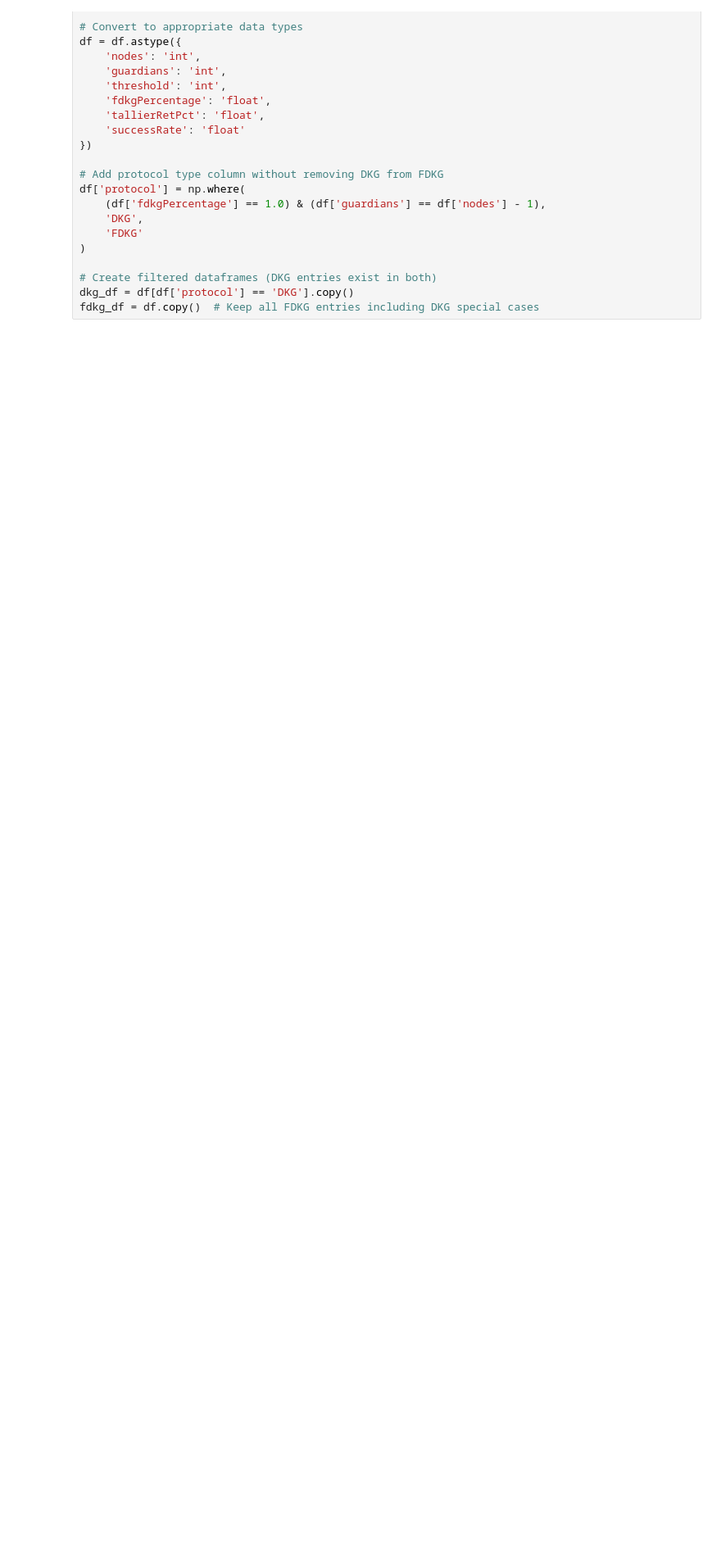
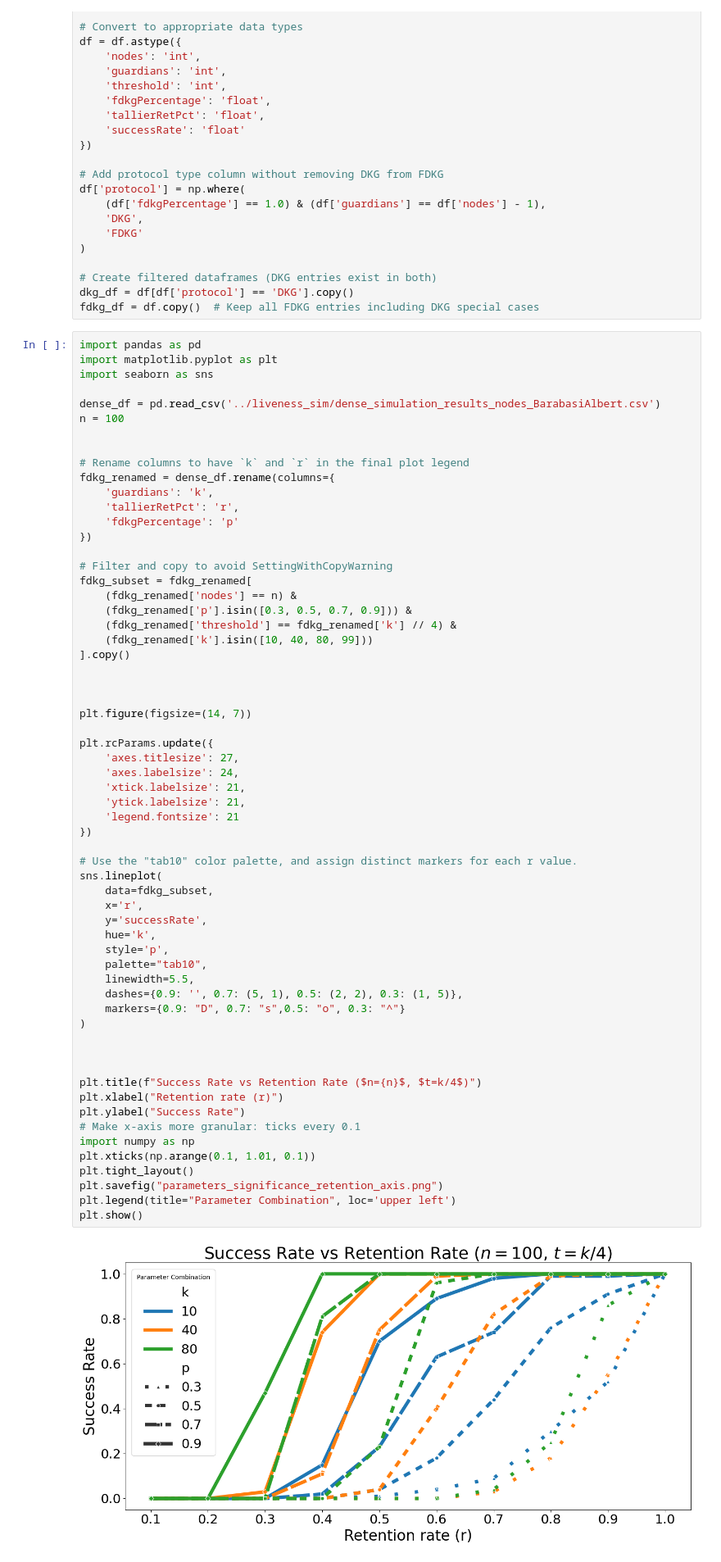
Before and after one commit to stanbar/FDKG, a Jupyter notebook: charts/charts.ipynb, the cells around one changed output. Shown at 82% size. Saved outputs shown, nothing was run; the diff lists cells and outputs as text; blank space fills up the shorter version.

```diff
--- a/charts/charts.ipynb
+++ b/charts/charts.ipynb
@@ -27,6 +27,69 @@ df['protocol'] = np.where(
 # Create filtered dataframes (DKG entries exist in both)
 dkg_df = df[df['protocol'] == 'DKG'].copy()
 fdkg_df = df.copy()  # Keep all FDKG entries including DKG special cases
+# %%
+import pandas as pd
+import matplotlib.pyplot as plt
+import seaborn as sns
+
+dense_df = pd.read_csv('../liveness_sim/dense_simulation_results_nodes_BarabasiAlbert.csv')
+n = 100
+
+
+# Rename columns to have `k` and `r` in the final plot legend
+fdkg_renamed = dense_df.rename(columns={
+    'guardians': 'k',
+    'tallierRetPct': 'r',
+    'fdkgPercentage': 'p'
+})
+
+# Filter and copy to avoid SettingWithCopyWarning
+fdkg_subset = fdkg_renamed[
+    (fdkg_renamed['nodes'] == n) &
+    (fdkg_renamed['p'].isin([0.3, 0.5, 0.7, 0.9])) &
+    (fdkg_renamed['threshold'] == fdkg_renamed['k'] // 4) &
+    (fdkg_renamed['k'].isin([10, 40, 80, 99]))
+].copy()
+
+
+
+plt.figure(figsize=(14, 7))
+
+plt.rcParams.update({
+    'axes.titlesize': 27,
+    'axes.labelsize': 24,
+    'xtick.labelsize': 21,
+    'ytick.labelsize': 21,
+    'legend.fontsize': 21
+})
+
+# Use the "tab10" color palette, and assign distinct markers for each r value.
+sns.lineplot(
+    data=fdkg_subset,
+    x='r',
+    y='successRate',
+    hue='k',
+    style='p',
+    palette="tab10",
+    linewidth=5.5,
+    dashes={0.9: '', 0.7: (5, 1), 0.5: (2, 2), 0.3: (1, 5)},
+    markers={0.9: "D", 0.7: "s",0.5: "o", 0.3: "^"}
+)
+
+
+
+plt.title(f"Success Rate vs Retention Rate ($n={n}$, $t=k/4$)")
+plt.xlabel("Retention rate (r)")
+plt.ylabel("Success Rate")
+# Make x-axis more granular: ticks every 0.1
+import numpy as np
+plt.xticks(np.arange(0.1, 1.01, 0.1))
+plt.tight_layout()
+plt.savefig("parameters_significance_retention_axis.png")
+plt.legend(title="Parameter Combination", loc='upper left')
+plt.show()
+# %% [output]
+[figure, added]
 # %%
 import pandas as pd
 import matplotlib.pyplot as plt
```
Also changed, not shown: parts of 10 cells of this notebook, 5 other files.
